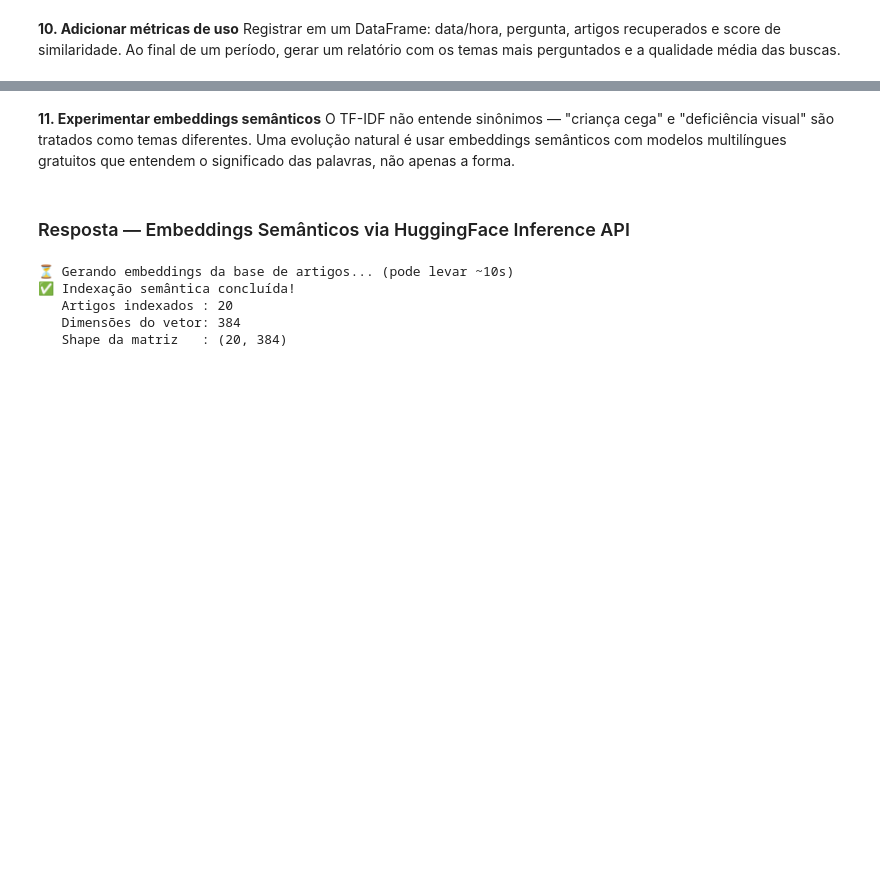
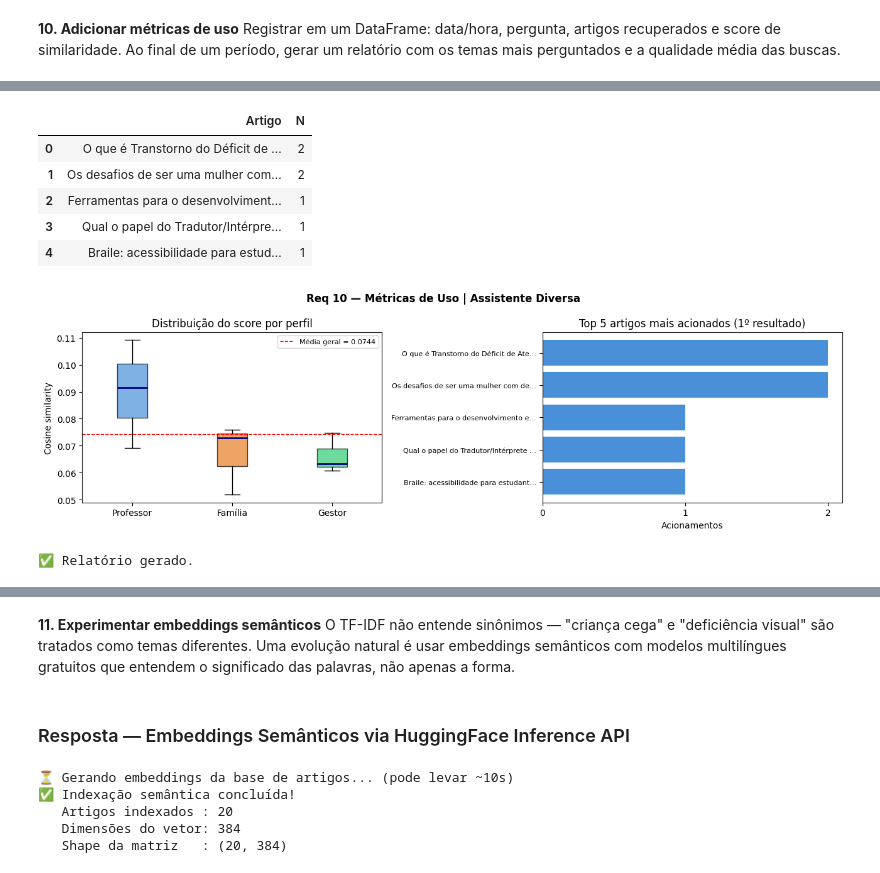
Before and after one commit to joaopmarinho/Assistente-Diversa, a Jupyter notebook: prototipo_funcional_assistente_diversa.ipynb, the cells around one changed output, grey strips where cells are left out. Cells and saved outputs as stored; diff of their text form; code cells hidden in the pictures; blank space fills up the shorter version.

```diff
--- a/prototipo_funcional_assistente_diversa.ipynb
+++ b/prototipo_funcional_assistente_diversa.ipynb
@@ -2645,0 +2713,70 @@ O sistema **não respondeu** nenhuma pergunta fora do escopo como se estivesse d
+# %%
+# ── Relatório de métricas ─────────────────────────────────────────────────────
+import matplotlib.pyplot as plt, matplotlib.ticker as mticker
+
+media_geral   = df_metricas["score_similaridade"].mean()
+mediana_geral = df_metricas["score_similaridade"].median()
+
+# Top 5 artigos pelo titulo_artigo (melhor resultado de cada interação)
+artigos_top = (
+    df_metricas["titulo_artigo"]
+    .pipe(lambda s: s[s != "—"])
+    .value_counts()
+    .head(5)
+    .reset_index()
+    .rename(columns={"titulo_artigo": "Artigo", "count": "N"})
+)
+
+# ── Tabela 1: Visão geral ─────────────────────────────────────────────────────
+display(pd.DataFrame({
+    "Métrica": ["Interações", "Período", "Score médio", "Mediana", "Score máx", "Score mín", "Sem artigo"],
+    "Valor": [
+        len(df_metricas),
+        f"{df_metricas['timestamp'].min():%H:%M:%S} – {df_metricas['timestamp'].max():%H:%M:%S}",
+        f"{media_geral:.4f}",
+        f"{mediana_geral:.4f}",
+        f"{df_metricas['score_similaridade'].max():.4f}",
+        f"{df_metricas['score_similaridade'].min():.4f}",
+        int((df_metricas['score_similaridade'] == 0).sum()),
+    ]
+}))
+
+# ── Tabela 2: Estatísticas por perfil ────────────────────────────────────────
+stats_por_perfil = df_metricas.groupby("perfil")["score_similaridade"].agg(
+    Media="mean", Mediana="median", Max="max", Min="min"
+).round(4).reset_index().rename(columns={"perfil": "Perfil"})
+display(stats_por_perfil)
+
+display(artigos_top)
+
+# ── Gráficos ──────────────────────────────────────────────────────────────────
+fig, (ax1, ax2) = plt.subplots(1, 2, figsize=(13, 4))
+fig.suptitle("Req 10 — Métricas de Uso | Assistente Diversa", fontweight="bold")
+
+# Boxplot por perfil (mostra mediana, dispersão, máx e mín)
+perfis = list(BATERIA.keys())
+dados_boxplot = [df_metricas[df_metricas["perfil"] == p]["score_similaridade"].values
+                 for p in perfis]
+bp = ax1.boxplot(dados_boxplot, labels=perfis, patch_artist=True, medianprops={"color": "navy", "linewidth": 2})
+cores = ["#4A90D9", "#E67E22", "#2ECC71"]
+for patch, cor in zip(bp["boxes"], cores):
+    patch.set_facecolor(cor); patch.set_alpha(0.7)
+ax1.set_title("Distribuição do score por perfil")
+ax1.set_ylabel("Cosine similarity")
+ax1.axhline(media_geral, color="red", linestyle="--", linewidth=1,
+            label=f"Média geral = {media_geral:.4f}")
+ax1.legend(fontsize=8)
+
+# Top 5 artigos
+labels = [t[:36] + "…" if len(t) > 36 else t for t in artigos_top["Artigo"]]
+ax2.barh(labels, artigos_top["N"], color="#4A90D9")
+ax2.set_title("Top 5 artigos mais acionados (1º resultado)"); ax2.set_xlabel("Acionamentos")
+ax2.xaxis.set_major_locator(mticker.MaxNLocator(integer=True))
+ax2.set_yticks(range(len(artigos_top))); ax2.set_yticklabels(labels, fontsize=8)
+ax2.invert_yaxis()
+
+plt.tight_layout()
+plt.savefig("imagens_do_tcc/req10_metricas_uso.png", dpi=150, bbox_inches="tight")
+plt.show()
+print("✅ Relatório gerado.")
+# %% [output]
@@ -2645,0 +2795,8 @@ O sistema **não respondeu** nenhuma pergunta fora do escopo como se estivesse d
+|  | Artigo | N |
+| 0 | O que é Transtorno do Déficit de ... | 2 |
+| 1 | Os desafios de ser uma mulher com... | 2 |
+| 2 | Ferramentas para o desenvolviment... | 1 |
+| 3 | Qual o papel do Tradutor/Intérpre... | 1 |
+| 4 | Braile: acessibilidade para estud... | 1 |
+[figure, added]
+✅ Relatório gerado.
```
Also changed, not shown: parts of 24 cells of this notebook, 2 other files.
